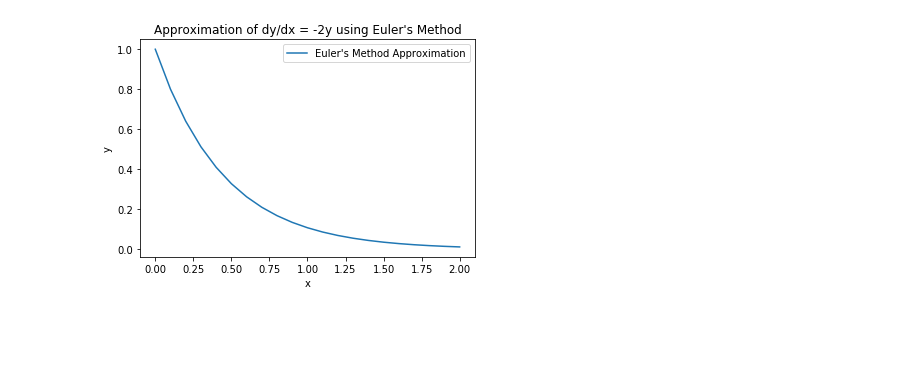
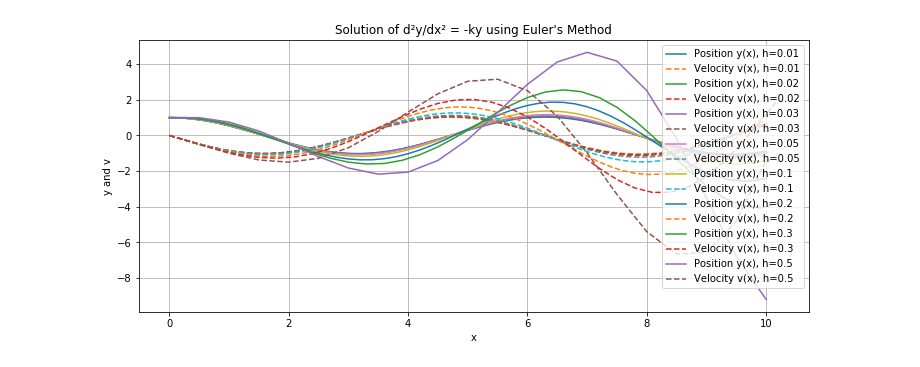
Before and after one commit to walttruelove29/coe311k, a Jupyter notebook: classwork/wjt582-CH16.ipynb, the cells around one changed output. Saved outputs shown, nothing was run; the diff lists cells and outputs as text; code cells hidden in the pictures; blank space fills up the shorter version.

```diff
--- a/classwork/wjt582-CH16.ipynb
+++ b/classwork/wjt582-CH16.ipynb
@@ -16,14 +1,52 @@ def f(x, y):
-# %%
-# Implement Euler's method
-for i in range(num_steps):
-    y_values[i + 1] = y_values[i] + h * f(x_values[i], y_values[i])
-
-# Plot the results
-plt.plot(x_values, y_values, label="Euler's Method Approximation")
-plt.xlabel('x')
-plt.ylabel('y')
-plt.title("Approximation of dy/dx = -2y using Euler's Method")
-plt.legend()
-plt.show()
-# %% [output]
-[figure, removed]
+# %%
+import numpy as np
+import matplotlib.pyplot as plt
+
+# Define the parameters
+
+k = 1.0        # Constant in the equation (e.g., spring constant)
+h_values = [0.01, 0.02, 0.03, 0.05, 0.1, 0.2, 0.3, 0.5] # Step size
+x_start = 0    # Start of the interval
+x_end = 10     # End of the interval
+y_0 = 1.0      # Initial condition for y
+v_0 = 0.0      # Initial condition for dy/dx
+# Loop for different h values
+plt.figure(figsize=(12, 5))
+for h in h_values:
+
+    # Create arrays to store x, y, and v values
+
+    x_values = np.arange(x_start, x_end + h, h)
+    y_values = np.zeros(len(x_values))
+    v_values = np.zeros(len(x_values))
+
+    # Set initial conditions
+
+    y_values[0] = y_0
+    v_values[0] = v_0
+
+
+
+    # Euler's Method loop
+
+    for i in range(1, len(x_values)):
+        # Current values
+        x_n = x_values[i - 1]
+        y_n = y_values[i - 1]
+        v_n = v_values[i - 1]
+
+        # Update equations
+        y_values[i] = y_n + h * v_n
+        v_values[i] = v_n + h * (-k * y_n)
+    # Plotting
+    plt.plot(x_values, y_values, label=f'Position y(x), h={h}')
+    plt.plot(x_values, v_values, label=f'Velocity v(x), h={h}', linestyle='--')
+plt.xlabel('x')
+plt.ylabel('y and v')
+plt.title('Solution of d²y/dx² = -ky using Euler\'s Method')
+plt.legend()
+plt.grid(True)
+
+plt.show()
+# %% [output]
+[figure, added]
```
Also changed, not shown: parts of 5 cells of this notebook, 6 other files.
